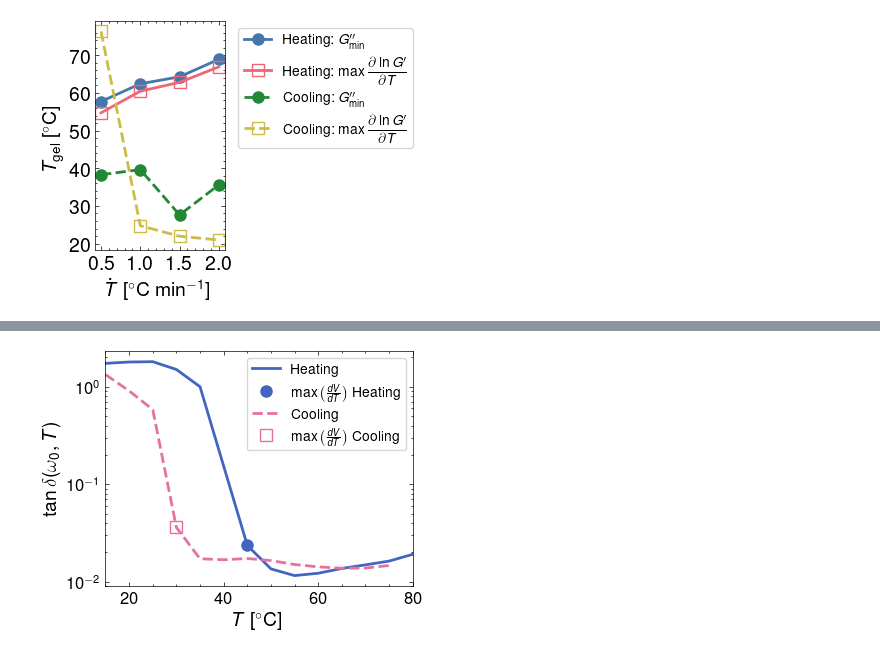
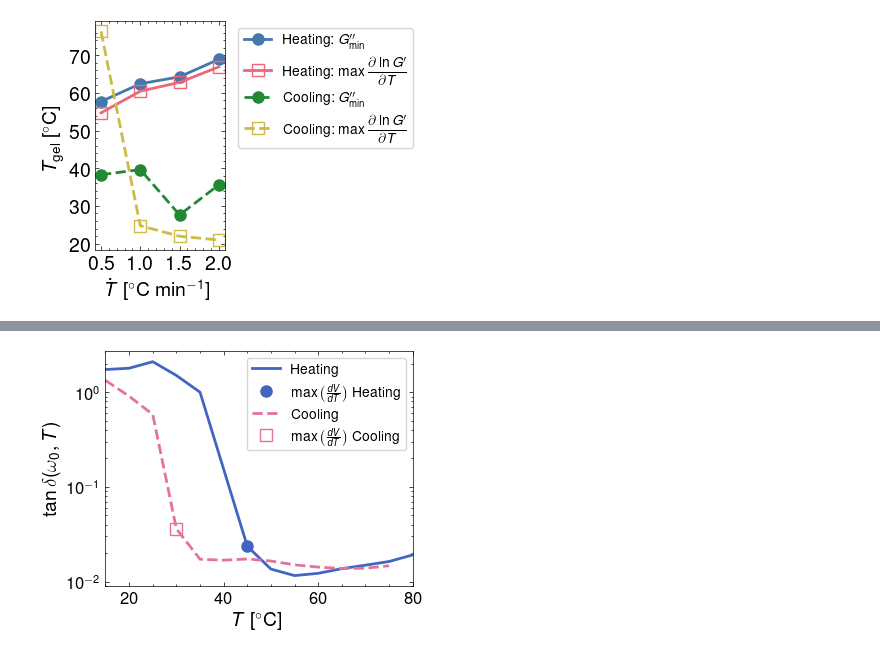
Before and after one commit to mirandi1/fracMC, a Jupyter notebook: notebooks/analysis_dmta_effect_of_rate_concentration.ipynb, the cells around one changed output, grey strips where cells are left out. Saved outputs shown, nothing was run; the diff lists cells and outputs as text; code cells hidden in the pictures.

```diff
--- a/notebooks/analysis_dmta_effect_of_rate_concentration.ipynb
+++ b/notebooks/analysis_dmta_effect_of_rate_concentration.ipynb
@@ -445,25 +458,3 @@ plt.show()
 # %% [output]
 [figure]
 [figure]
-# %%
-plt.style.use(['science', 'nature', 'bright'])
-colors = plt.rcParams['axes.prop_cycle'].by_key()['color']
-
-plt.figure(figsize=(5,3))
-
-# --- (2) Plot Gel Temperatures for Both Heating and Cooling ---
-plt.plot(T_ramp_numeric, df_analysis["Temperature_at_Max_dlogGdT_Heating"],
-         's', color=colors[1], ms=8, lw=2, label="heating")
-
-plt.plot(T_ramp_numeric, df_analysis["Temperature_at_Max_dlogGdT_Cooling"],
-         's', fillstyle="none", ms=8, lw=2, label="cooling")
-
-plt.xlabel('$\dot{T}$ [$^{\circ}$C min$^{-1}$]', fontsize=14)
-plt.ylabel('$T_{\\rm gel}$~[$^{\circ}$C]', fontsize=14)
-plt.yscale('linear')
-plt.xticks(fontsize=14)
-plt.yticks(fontsize=14)
-plt.legend(fontsize=10, frameon=True, bbox_to_anchor=(1.05, 1.0))
-plt.tight_layout()
-plt.savefig("Tgel_vs_Tramp_heating_cooling.pdf")
-plt.show()
@@ -479,7 +468,7 @@ plt.style.use(['science', 'nature', 'retro'])
 colors = plt.rcParams['axes.prop_cycle'].by_key()['color']
 
 # --- Load data ---
-csv_file = "tan_alpha_heating_cooling_1_50.csv"  # adjust filename
+csv_file = "../results/1.50/tan_alpha_heating_cooling_1_50.csv"  # adjust filename
 df_tan_alpha = pd.read_csv(csv_file)
 
 # --- Extract columns ---
@@ -500,35 +489,34 @@ idx_max_dVdT_C = np.nanargmax(dVdT_C)
 
 T_max_dVdT_H = Th[idx_max_dVdT_H]
 T_max_dVdT_C = Tc[idx_max_dVdT_C]
 
 Tan_delta_at_max_H = Tan_delta_H[idx_max_dVdT_H]
 Tan_delta_at_max_C = Tan_delta_C[idx_max_dVdT_C]
 
 # --- Plot tan δ vs Temperature ---
 plt.figure(figsize=(4,3))
 
 # Heating
 plt.plot(Th, Tan_delta_H, '-', color=colors[0], lw=2, label="Heating")
 plt.plot(T_max_dVdT_H, Tan_delta_at_max_H, 'o', color=colors[0], markersize=8,
          label="$\\max\\left(\\frac{dV}{dT}\\right)$ Heating")
 
 # Cooling
 plt.plot(Tc, Tan_delta_C, '--', color=colors[1], lw=2, label="Cooling")
 plt.plot(T_max_dVdT_C, Tan_delta_at_max_C, 's', fillstyle="none", color=colors[1], markersize=8,
          label="$\\max\\left(\\frac{dV}{dT}\\right)$ Cooling")
 
 # --- Formatting ---
 plt.xlabel('$T$ [$^{\\circ}$C]', fontsize=14)
 plt.ylabel('$\\tan \\delta(\\omega_0, T)$', fontsize=14)
 plt.xlim(min(Th.min(), Tc.min()), max(Th.max(), Tc.max()))
 plt.yscale('log')
 plt.legend(fontsize=10, frameon=True)
 plt.tick_params(labelsize=12)
 plt.tight_layout()
-plt.savefig("tan_delta_heating_cooling_dVdT.pdf")
 plt.show()
 # %% [output]
-[figure, old version]
+[figure, new version]
 # %%
 import pandas as pd
 import numpy as np
```
Also changed, not shown: parts of 20 cells of this notebook, 14 other files.
